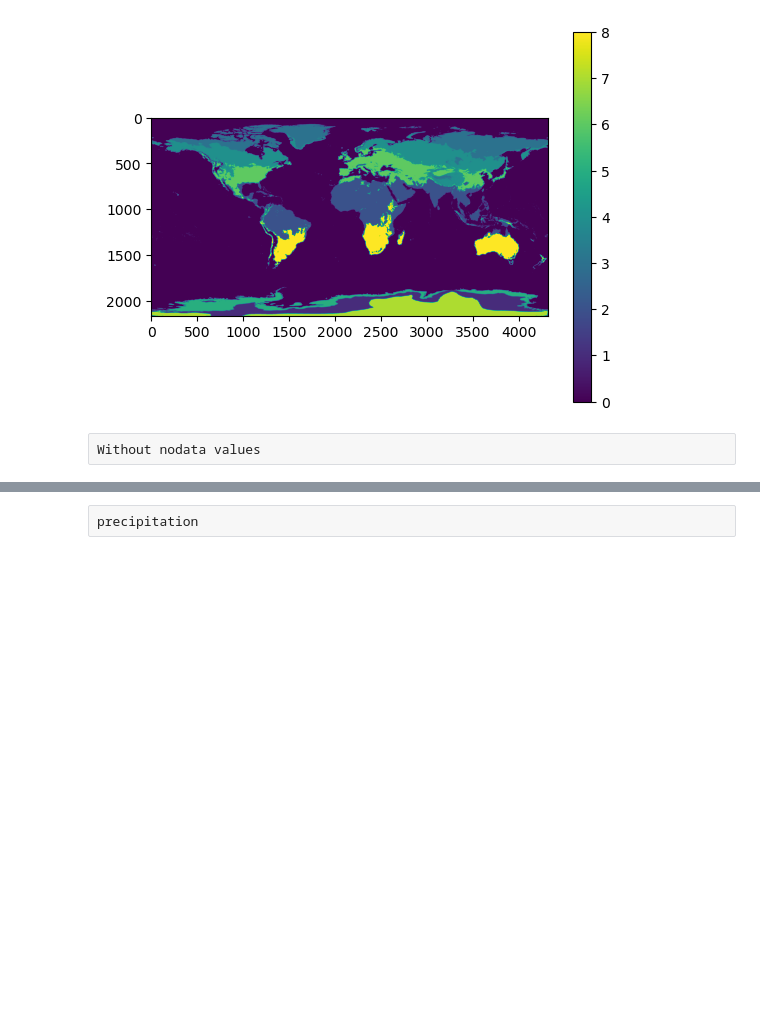
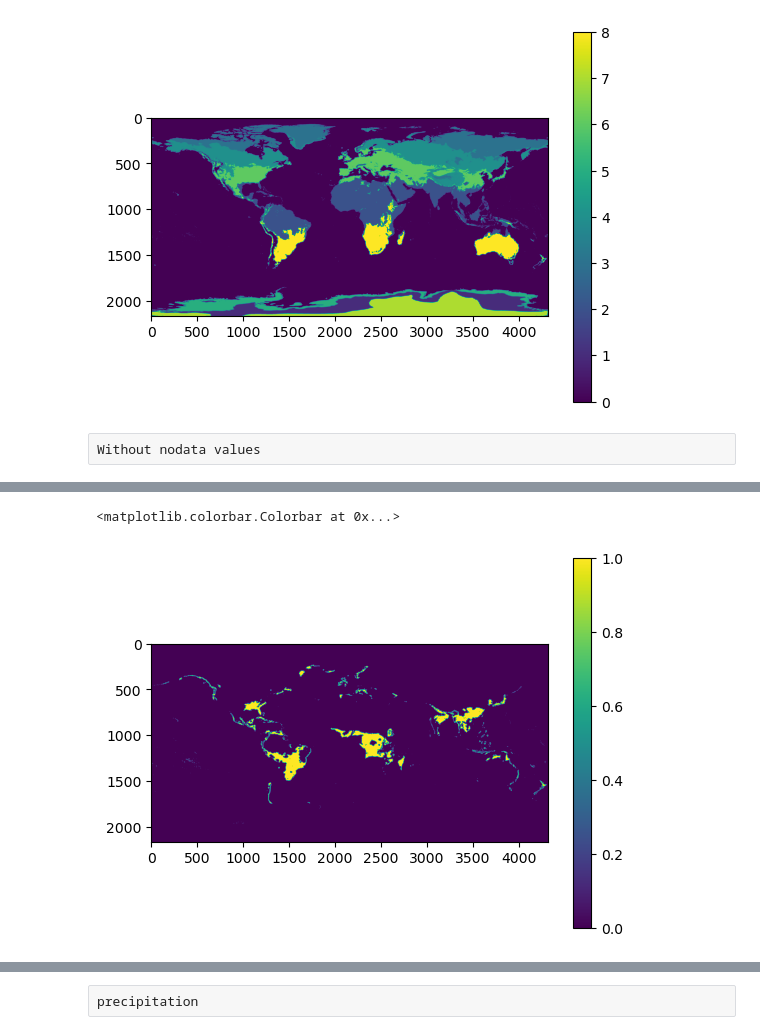
Before and after one commit to deekenyah1/final_year_worldclim, a Jupyter notebook: RASTERIO PROJECT.ipynb, the cells around one changed output, grey strips where cells are left out. Cells and saved outputs as stored; diff of their text form; code cells hidden in the pictures; blank space fills up the shorter version.

```diff
--- a/RASTERIO PROJECT.ipynb
+++ b/RASTERIO PROJECT.ipynb
@@ -1201,0 +715,6 @@ ValueError: cannot reshape array of size 3170214 into shape (2160,4320)
+# %%
+plt.imshow(bio_res_2 == 0)
+plt.colorbar()
+# %% [output]
+<matplotlib.colorbar.Colorbar at 0x...>
+[figure, added]
```
Also changed, not shown: parts of 231 cells of this notebook, 5 other files.
